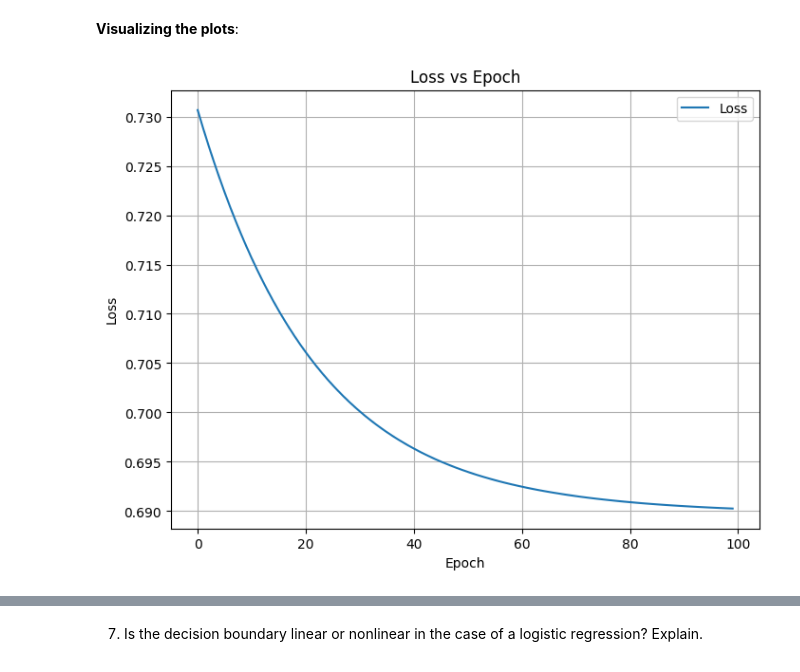
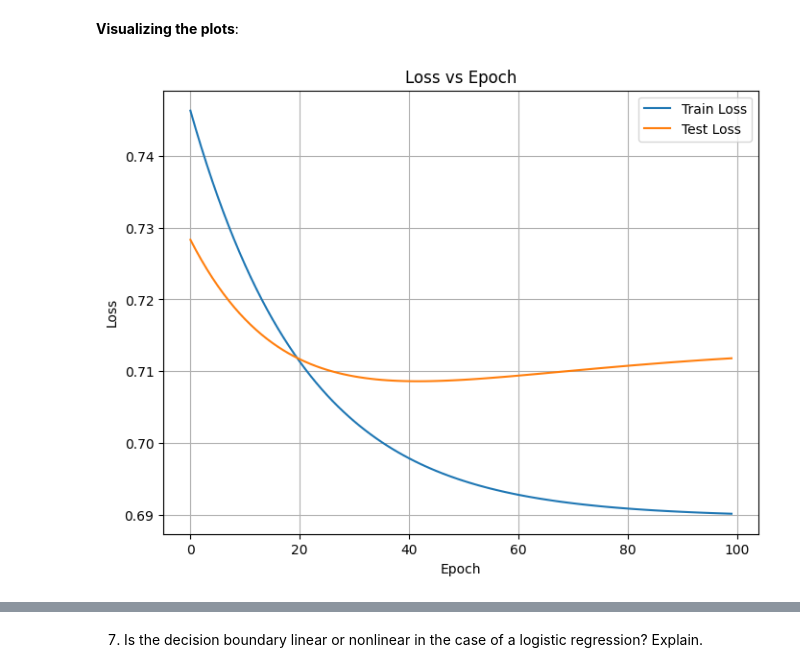
Before and after one commit to arbelkatzir/TAU, a Jupyter notebook: DL/HW1/EX_1_Intro_to_DL.ipynb, the cells around one changed output, grey strips where cells are left out. Drawn from its saved outputs; the diff is of its cells as text; code cells hidden in the pictures.

```diff
--- a/DL/HW1/EX_1_Intro_to_DL.ipynb
+++ b/DL/HW1/EX_1_Intro_to_DL.ipynb
@@ -84,3 +61,10 @@ test_dataset = TensorDataset(x_test_tensor, y_test_tensor)
+# %%
+x_train, x_test, y_train, y_test = train_test_split(x, y, test_size=0.3)
+# %%
+x_train_tensor = torch.FloatTensor(x_train)
+y_train_tensor = torch.FloatTensor(y_train).unsqueeze(1)
+x_test_tensor = torch.FloatTensor(x_test)
+y_test_tensor = torch.FloatTensor(y_test).unsqueeze(1)
 # %% [markdown]
 ## Visualization
 # %% [markdown]
@@ -257,5 +241,6 @@ Output tensor:
 # Train the model
 epochs = 100
 train_loss = []
+test_loss = []
 train_auc = []
 test_auc = []
@@ -283,0 +247,27 @@ for epoch in range(epochs):
+# %%
+# Train the simple network (logistic regression)
+for epoch in range(epochs):
+    model.train()
+    optimizer.zero_grad()
+    y_pred = model(x_train_tensor)
+    loss = criterion(y_pred, y_train_tensor)
+    loss.backward()
+    optimizer.step()
+
+    train_loss.append(loss.item())
+
+    # Validation phase
+    model.eval()
+    with torch.no_grad():
+        y_test_prob = model(x_test_tensor)
+        test_loss.append(criterion(y_test_prob, y_test_tensor).item())
+
+        # AUC Calculations
+        train_auc.append(roc_auc_score(y_train, y_pred.detach().numpy()))
+        test_auc.append(roc_auc_score(y_test, y_test_prob.detach().numpy()))
+
+    # Logging every 10 epochs
+    if (epoch + 1) % 10 == 0:
+        print(f'Epoch [{epoch + 1}/{epochs}]')
+        print(f'Train Loss: {train_loss[-1]:.4f}, Train AUC: {train_auc[-1]:.4f}')
+        print(f'Test Loss: {test_loss[-1]:.4f}, Test AUC: {test_auc[-1]:.4f}\n')
@@ -286,15 +294,16 @@ for epoch in range(epochs):
 # %%
 # Plot Loss vs Epoch
 plt.figure(figsize=(8, 6))
-plt.plot(range(epochs), train_loss, label='Loss')
+plt.plot(range(len(train_loss)), train_loss, label='Train Loss')
+plt.plot(range(len(test_loss)), test_loss, label='Test Loss')
 plt.title('Loss vs Epoch')
 plt.xlabel('Epoch')
 plt.ylabel('Loss')
 plt.legend()
 plt.grid()
 plt.show()
 # %% [output]
-[figure, old version]
+[figure, new version]
 # %%
 # Plot AUC vs Epoch for train and test
 plt.figure(figsize=(8, 6))
```
Also changed, not shown: parts of 12 cells of this notebook.
